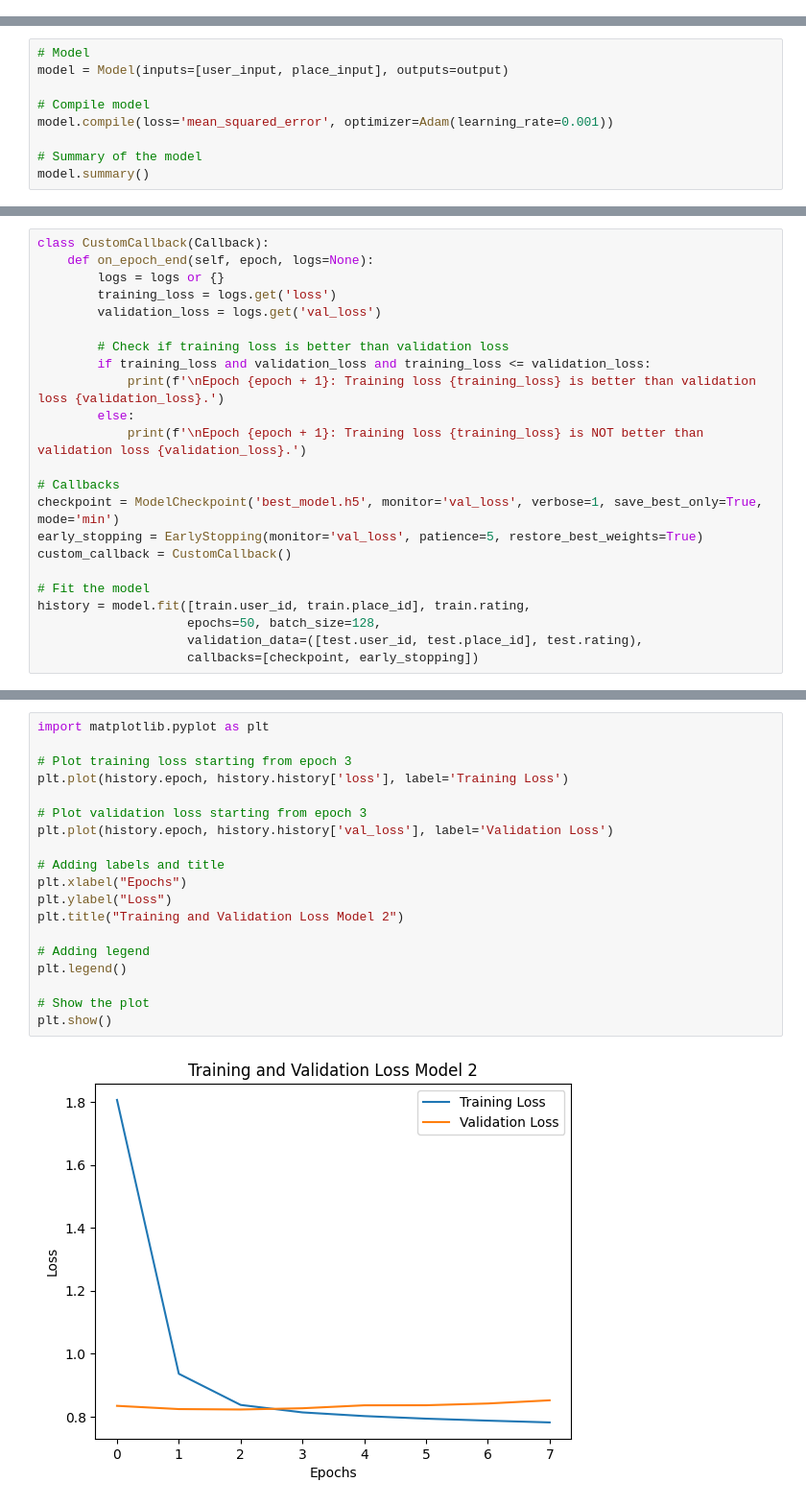
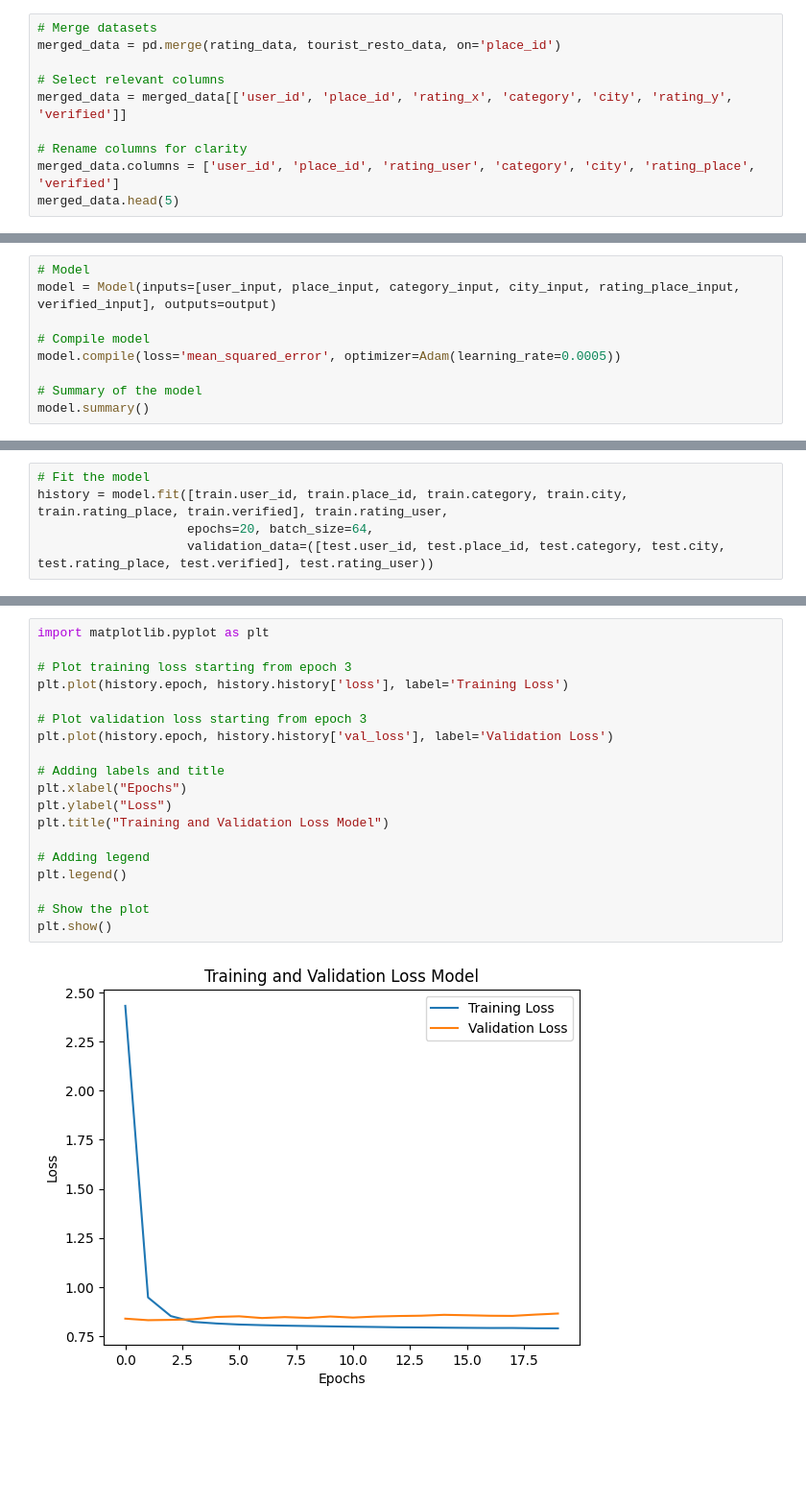
Before and after one commit to Topofajar/Travt_Recommendation-System, a Jupyter notebook: model/ML_Collaborative_Filtering.ipynb, the cells around one changed output, grey strips where cells are left out. Shown at 96% size. Saved outputs shown, nothing was run; the diff lists cells and outputs as text; blank space fills up the shorter version.

```diff
--- a/model/ML_Collaborative_Filtering.ipynb
+++ b/model/ML_Collaborative_Filtering.ipynb
@@ -68,0 +60,10 @@ n_tplaces 742
+# %%
+# Merge datasets
+merged_data = pd.merge(rating_data, tourist_resto_data, on='place_id')
+
+# Select relevant columns
+merged_data = merged_data[['user_id', 'place_id', 'rating_x', 'category', 'city', 'rating_y', 'verified']]
+
+# Rename columns for clarity
+merged_data.columns = ['user_id', 'place_id', 'rating_user', 'category', 'city', 'rating_place', 'verified']
+merged_data.head(5)
@@ -95,10 +226,10 @@ dropout2 = Dropout(0.5)(dense2)
 output = Dense(1, activation='linear')(dropout2)
 # %%
 # Model
-model = Model(inputs=[user_input, place_input], outputs=output)
+model = Model(inputs=[user_input, place_input, category_input, city_input, rating_place_input, verified_input], outputs=output)
 
 # Compile model
-model.compile(loss='mean_squared_error', optimizer=Adam(learning_rate=0.001))
+model.compile(loss='mean_squared_error', optimizer=Adam(learning_rate=0.0005))
 
 # Summary of the model
 model.summary()
@@ -122,24 +253 @@ Non-trainable params: 200 (800.00 Byte)
 __________________________________________________________________________________________________
-# %%
-class CustomCallback(Callback):
-    def on_epoch_end(self, epoch, logs=None):
-        logs = logs or {}
-        training_loss = logs.get('loss')
-        validation_loss = logs.get('val_loss')
-
-        # Check if training loss is better than validation loss
-        if training_loss and validation_loss and training_loss <= validation_loss:
-            print(f'\nEpoch {epoch + 1}: Training loss {training_loss} is better than validation loss {validation_loss}.')
-        else:
-            print(f'\nEpoch {epoch + 1}: Training loss {training_loss} is NOT better than validation loss {validation_loss}.')
-
-# Callbacks
-checkpoint = ModelCheckpoint('best_model.h5', monitor='val_loss', verbose=1, save_best_only=True, mode='min')
-early_stopping = EarlyStopping(monitor='val_loss', patience=5, restore_best_weights=True)
-custom_callback = CustomCallback()
-
-# Fit the model
-history = model.fit([train.user_id, train.place_id], train.rating,
-                    epochs=50, batch_size=128,
-                    validation_data=([test.user_id, test.place_id], test.rating),
-                    callbacks=[checkpoint, early_stopping])
@@ -170,0 +254,5 @@ Epoch 8: val_loss did not improve from 0.82310
+# %%
+# Fit the model
+history = model.fit([train.user_id, train.place_id, train.category, train.city, train.rating_place, train.verified], train.rating_user,
+                    epochs=20, batch_size=64,
+                    validation_data=([test.user_id, test.place_id, test.category, test.city, test.rating_place, test.verified], test.rating_user))
@@ -171,21 +277,21 @@ Epoch 8: val_loss did not improve from 0.82310
 # %%
 import matplotlib.pyplot as plt
 
 # Plot training loss starting from epoch 3
 plt.plot(history.epoch, history.history['loss'], label='Training Loss')
 
 # Plot validation loss starting from epoch 3
 plt.plot(history.epoch, history.history['val_loss'], label='Validation Loss')
 
 # Adding labels and title
 plt.xlabel("Epochs")
 plt.ylabel("Loss")
-plt.title("Training and Validation Loss Model 2")
+plt.title("Training and Validation Loss Model")
 
 # Adding legend
 plt.legend()
 
 # Show the plot
 plt.show()
 # %% [output]
-[figure, old version]
+[figure, new version]
```
Also changed, not shown: parts of 31 cells of this notebook.
